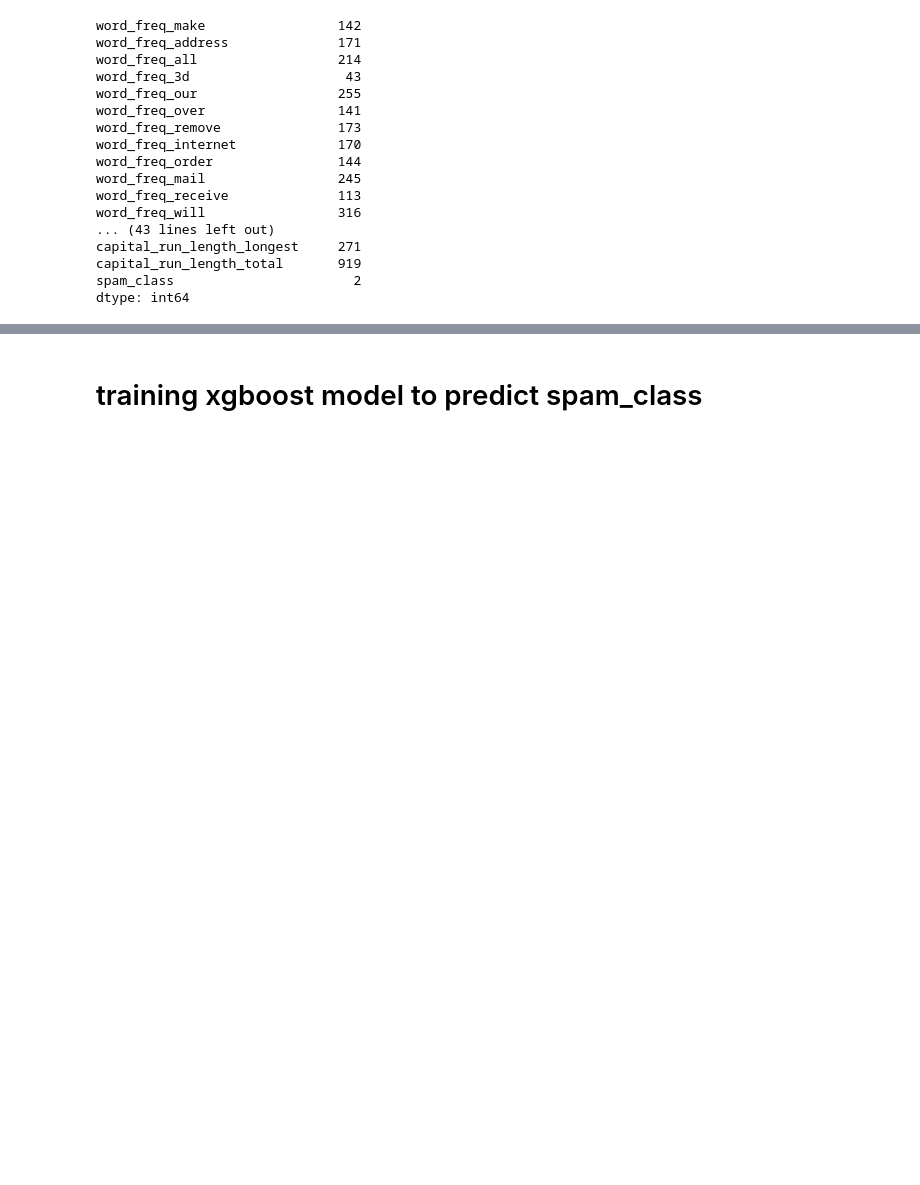
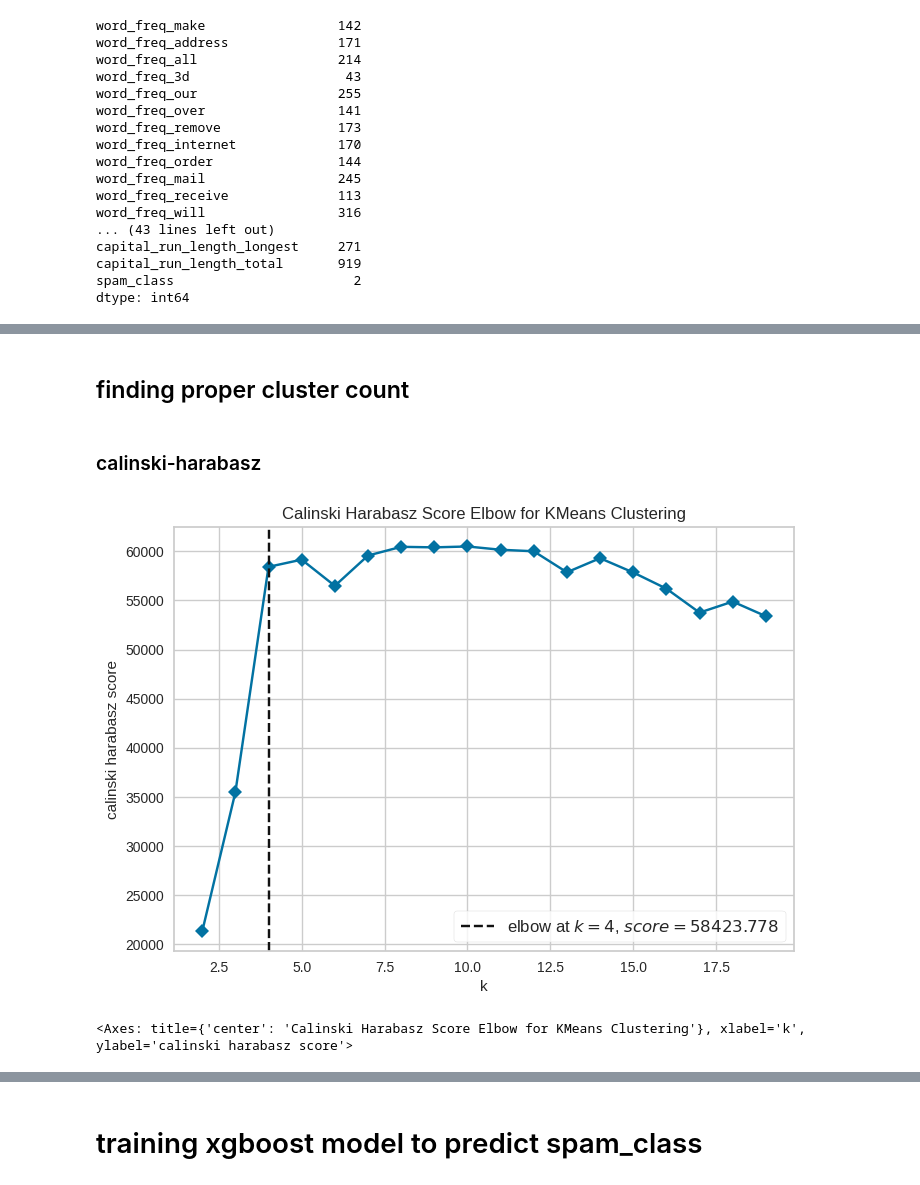
Before and after one commit to beac0n5/Jupyter-for-Everyone, a Jupyter notebook: module_09-machine_learning_in_jupyter/module_09.ipynb, the cells around one changed output, grey strips where cells are left out. Saved outputs shown, nothing was run; the diff lists cells and outputs as text; code cells hidden in the pictures; blank space fills up the shorter version.

```diff
--- a/module_09-machine_learning_in_jupyter/module_09.ipynb
+++ b/module_09-machine_learning_in_jupyter/module_09.ipynb
@@ -232,0 +162,6 @@ for i in range(2, max_clusters + 1):
+# %%
+cat_cols = ['protocol_type', 'service', 'flag', 'land', 'logged_in', 'root_shell', 'su_attempted', 'is_host_login',
+            'is_guest_login']
+dfc[cat_cols] = dfc[cat_cols].astype('category')
+# %%
+dfc.drop(columns = ['num_outbound_cmds', 'is_host_login'], inplace = True) # have only 1 value
@@ -232,0 +214,9 @@ for i in range(2, max_clusters + 1):
+# %%
+df_clustering = dfc.loc[:, dfc.columns[~dfc.columns.isin(['protocol_type', 'service', 'flag'])]]
+df_clustering_sampled = df_clustering.sample(20_000)
+x_clustering = df_clustering_sampled.iloc[:, :-1].reset_index(drop = True)
+y_clustering = df_clustering_sampled.iloc[:, -1].reset_index(drop = True)
+# %%
+x_minmax = MinMaxScaler().fit_transform(x_clustering)
+# %% [markdown]
+## finding proper cluster count
@@ -232,0 +225,13 @@ for i in range(2, max_clusters + 1):
+# %% [markdown]
+### calinski-harabasz
+# %%
+model = KMeans(n_init = 10)
+visualizer = KElbowVisualizer(
+    model, k=(2,max_clusters), metric='calinski_harabasz', timings=False
+)
+
+visualizer.fit(x_minmax)        # Fit the data to the visualizer
+visualizer.show()
+# %% [output]
+[figure, added]
+<Axes: title={'center': 'Calinski Harabasz Score Elbow for KMeans Clustering'}, xlabel='k', ylabel='calinski harabasz score'>
```
Also changed, not shown: parts of 70 cells of this notebook.
